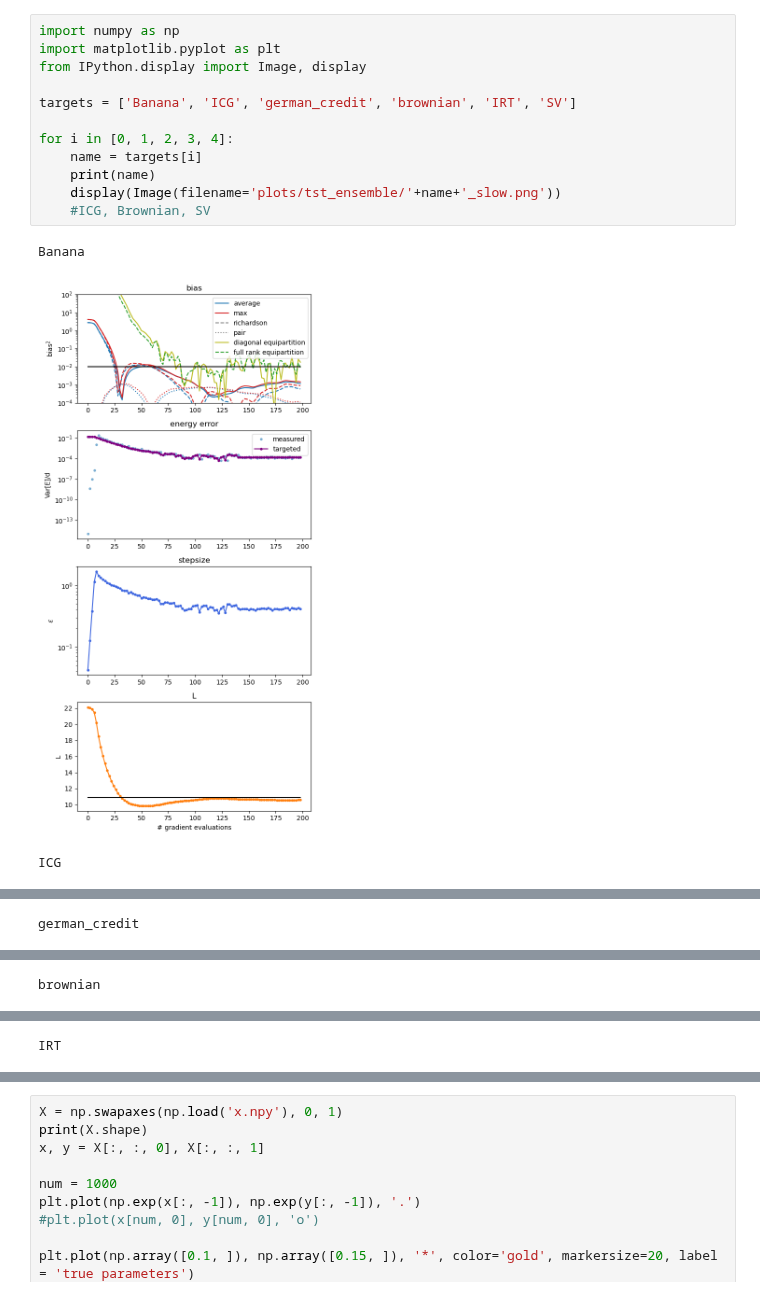
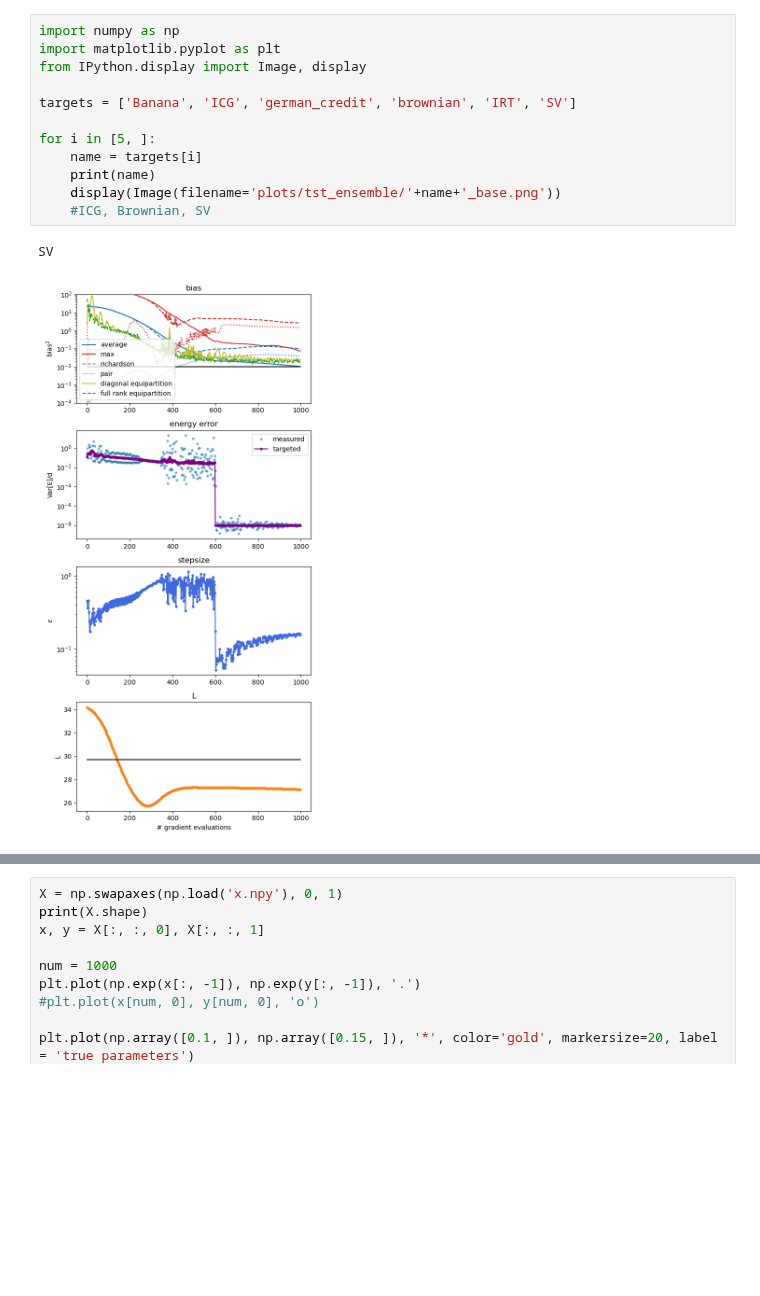
Before and after one commit to JakobRobnik/MicroCanonicalHMC, a Jupyter notebook: tst_ensemble.ipynb, the cells around one changed output, grey strips where cells are left out. Saved outputs shown, nothing was run; the diff lists cells and outputs as text; blank space fills up the shorter version.

```diff
--- a/tst_ensemble.ipynb
+++ b/tst_ensemble.ipynb
@@ -1,16 +1,15 @@
 # %%
 import numpy as np
 import matplotlib.pyplot as plt
 from IPython.display import Image, display
 
 targets = ['Banana', 'ICG', 'german_credit', 'brownian', 'IRT', 'SV']
 
-for i in [0, 1, 2, 3, 4]:
+for i in [5, ]:
     name = targets[i]
     print(name)
-    display(Image(filename='plots/tst_ensemble/'+name+'_slow.png'))
+    display(Image(filename='plots/tst_ensemble/'+name+'_base.png'))
     #ICG, Brownian, SV
 # %% [output]
-Banana
+SV
-[figure, old version]
+[figure, new version]
-ICG
@@ -18 +15,0 @@ ICG
-german_credit
@@ -20 +15,0 @@ german_credit
-brownian
@@ -22 +15,0 @@ brownian
-IRT
```
Also changed, not shown: parts of 1 cell of this notebook, 4 other files.
